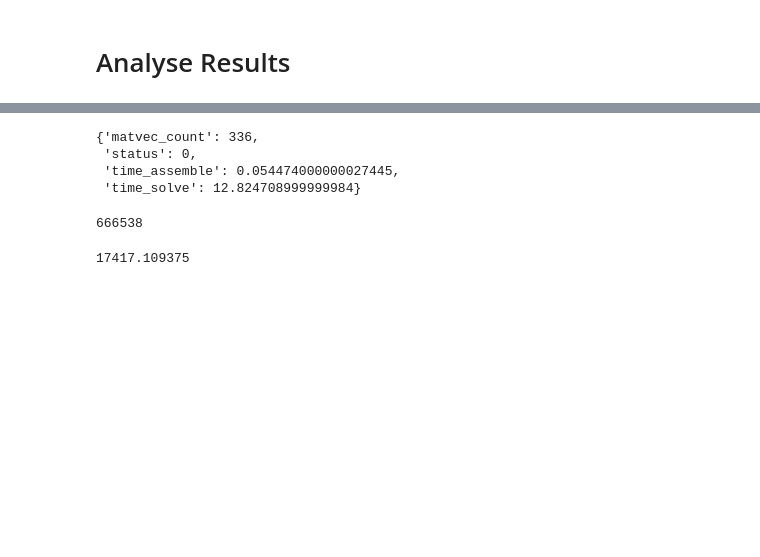
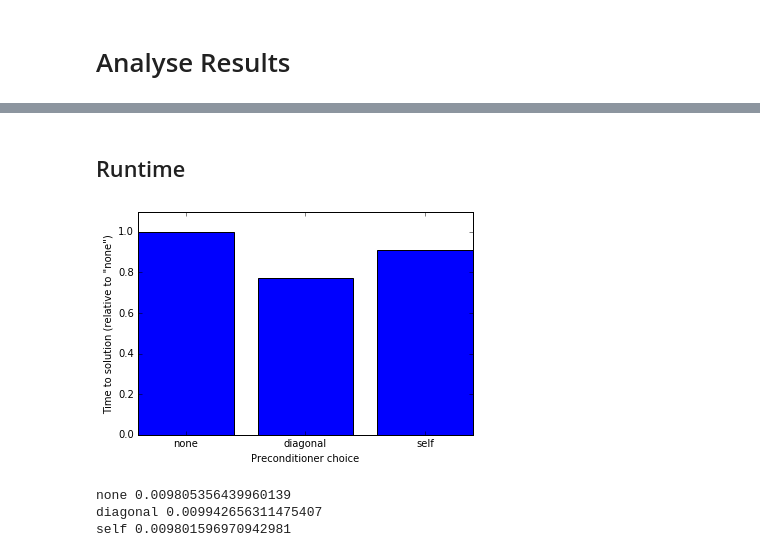
Before and after one commit to sheeshee/MSc-Project-Code, a Jupyter notebook: Notebooks/04_bempp_cavity_simple.ipynb, the cells around one changed output, grey strips where cells are left out. Drawn from its saved outputs; the diff is of its cells as text; code cells hidden in the pictures; blank space fills up the shorter version.

```diff
--- a/Notebooks/04_bempp_cavity_simple.ipynb
+++ b/Notebooks/04_bempp_cavity_simple.ipynb
@@ -100,16 +88,0 @@ sol_2.info
-# %%
-sol_3.info
-# %% [output]
-{'matvec_count': 336,
- 'status': 0,
- 'time_assemble': 0.054474000000027445,
- 'time_solve': 12.824708999999984}
-# %%
-model.system.get_memory_size()
-# %% [output]
-666538
-# %%
-x = sol_2.system.operator.weak_form()
-x[0, 0].memory
-# %% [output]
-17417.109375
@@ -115,0 +95,30 @@ x[0, 0].memory
+# %% [markdown]
+## Runtime
+# %%
+#
+# Plot bar chart of run times
+#
+ref = sol_wf['none'].info['time_solve']
+x = [i for i, _ in enumerate(methods)]
+times = [sol_wf[method].info['time_solve']/ref for method in methods]
+xlabels = methods
+
+fig, ax = plt.subplots(1, 1)
+plt.setp(ax, xticks=x, xticklabels=xlabels)
+
+
+ax.bar(x, times, align='center');
+ax.set_ylim([0, 1.1])
+ax.set_xlabel('Preconditioner choice')
+ax.set_ylabel('Time to solution (relative to "none")')
+pass
+# %% [output]
+[figure, added]
+# %%
+# Average time per matvec
+for m in methods:
+    print(m, sol_wf[m].info['time_solve']/sol_wf[m].info['matvec_count'])
+# %% [output]
+none 0.009805356439960139
+diagonal 0.009942656311475407
+self 0.009801596970942981
```
Also changed, not shown: parts of 29 cells of this notebook, 2 other files.
